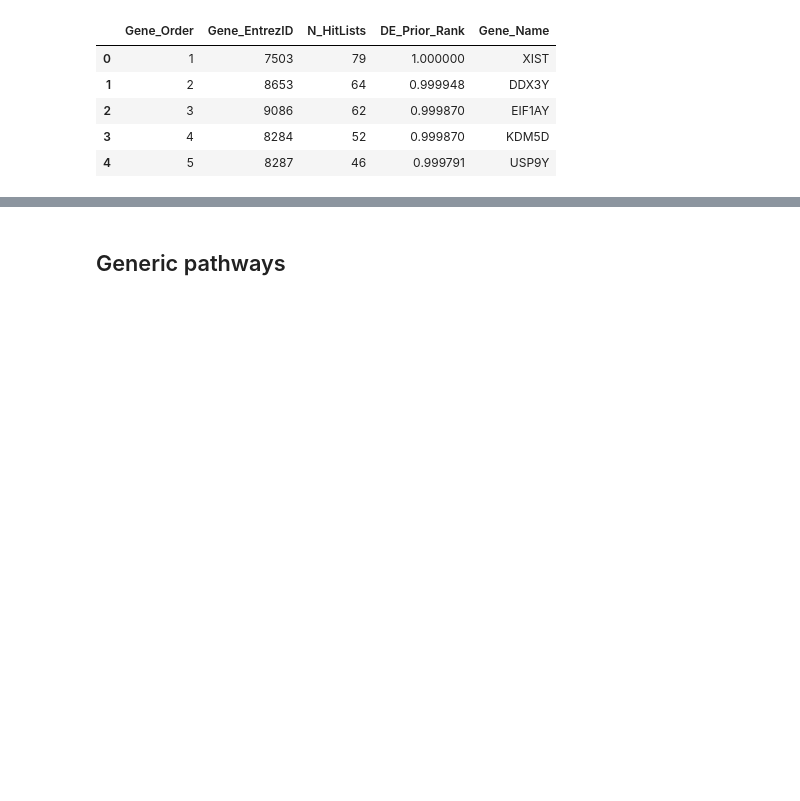
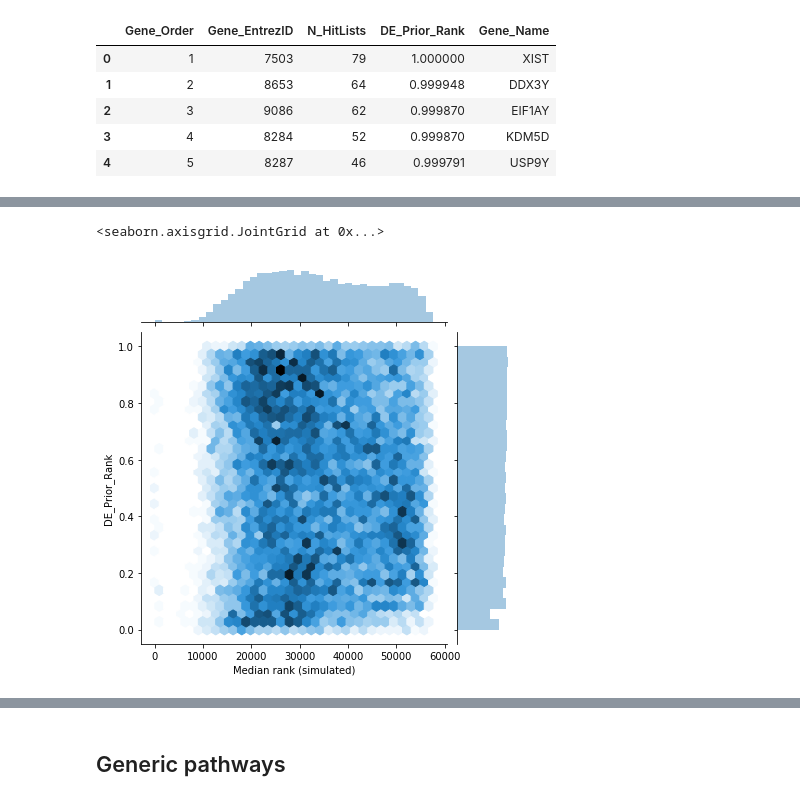
Before and after one commit to greenelab/simulate-expression-compendia, a Jupyter notebook: Rank_pathways/5_analyze_generic_genes_and_pathways.ipynb, the cells around one changed output, grey strips where cells are left out. Saved outputs shown, nothing was run; the diff lists cells and outputs as text; code cells hidden in the pictures; blank space fills up the shorter version.

Commit message:
add nb to compare ranks

```diff
--- a/Rank_pathways/5_analyze_generic_genes_and_pathways.ipynb
+++ b/Rank_pathways/5_analyze_generic_genes_and_pathways.ipynb
@@ -113,3 +133,3 @@ generic_genes_data.head()
 # %%
-# Get list of generic genes
-generic_genes = list(generic_genes_data.index)
+# Get list of our genes
+gene_ids = list(gene_stats.index)
@@ -142,0 +160,4 @@ len(set(published_generic_genes).intersection(generic_genes))/len(generic_genes)
+# %%
+# Get intersection of gene lists
+shared_genes = set(gene_ids).intersection(published_generic_genes)
+print(len(shared_genes))
@@ -142,0 +190,5 @@ len(set(published_generic_genes).intersection(generic_genes))/len(generic_genes)
+# %%
+# Get rank of intersect genes
+our_gene_rank_df = pd.DataFrame(gene_stats.loc[shared_genes,'Median rank (simulated)'])
+print(our_gene_rank_df.shape)
+our_gene_rank_df.head()
@@ -142,0 +203,10 @@ len(set(published_generic_genes).intersection(generic_genes))/len(generic_genes)
+# %%
+# Merge published ranking
+shared_gene_rank_df = pd.merge(our_gene_rank_df,
+                                        DE_prior[['DE_Prior_Rank','Gene_Name']],
+                                        left_index=True,
+                                        right_on='Gene_Name')
+
+shared_gene_rank_df.set_index('Gene_Name', inplace=True)
+print(shared_gene_rank_df.shape)
+shared_gene_rank_df.head()
@@ -142,0 +222,10 @@ len(set(published_generic_genes).intersection(generic_genes))/len(generic_genes)
+# %%
+sns.jointplot(data=shared_gene_rank_df,
+              x='Median rank (simulated)',
+              y='DE_Prior_Rank',
+             kind='hex')
+
+# Make prettier if better way to show it
+# %% [output]
+<seaborn.axisgrid.JointGrid at 0x...>
+[figure, added]
```
Also changed, not shown: parts of 18 cells of this notebook.
